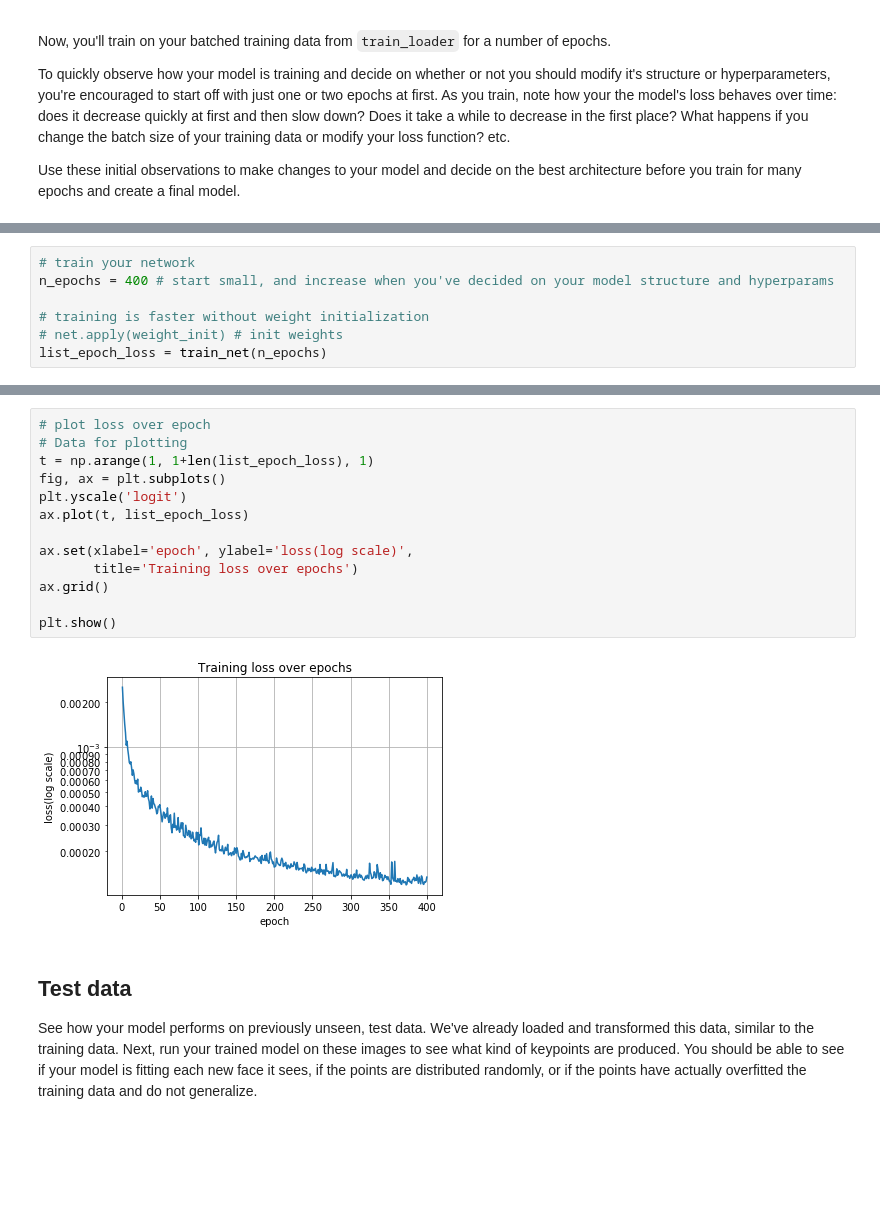
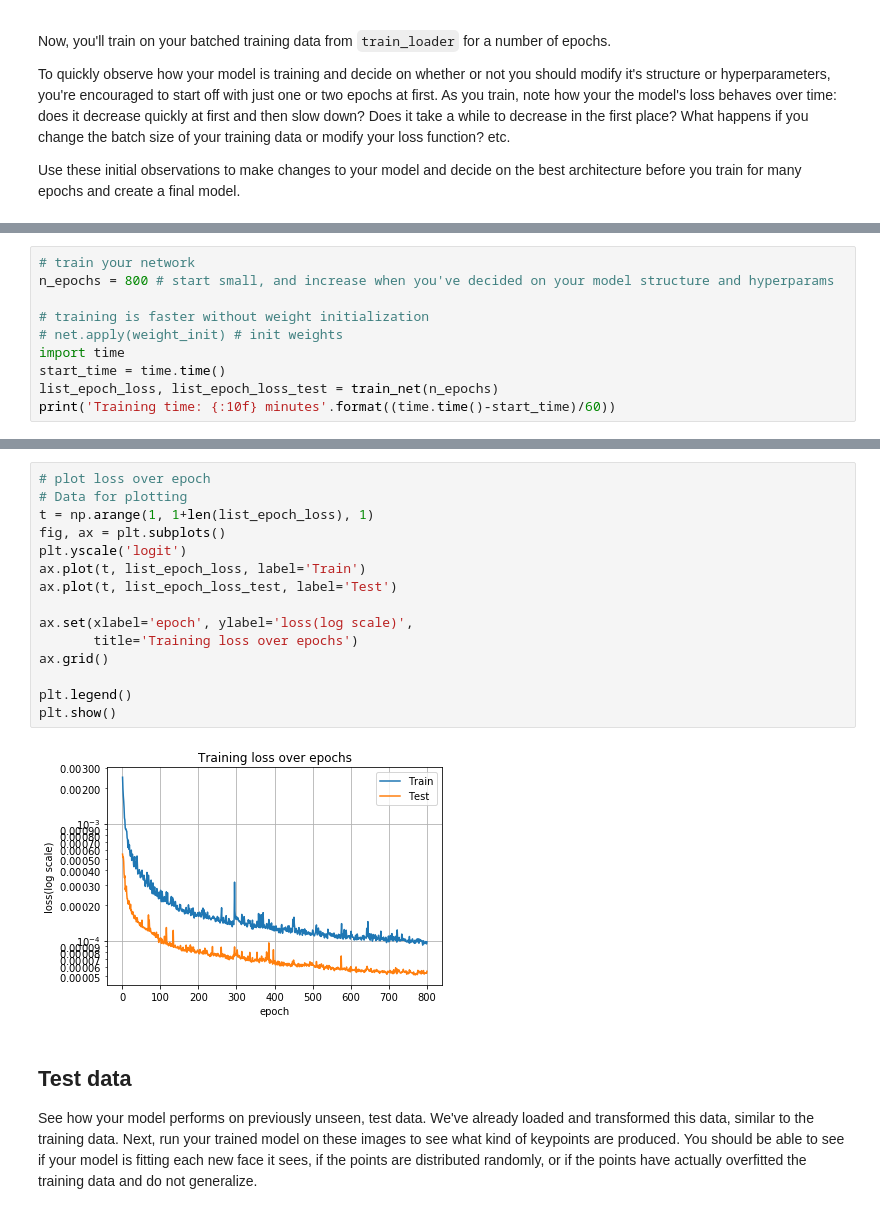
Before and after one commit to randomwalk10/P1_Facial_Keypoints, a Jupyter notebook: 2. Define the Network Architecture.ipynb, the cells around one changed output, grey strips where cells are left out. Saved outputs shown, nothing was run; the diff lists cells and outputs as text; blank space fills up the shorter version.

Commit message:
plot loss curve for test as well

```diff
--- a/2. Define the Network Architecture.ipynb
+++ b/2. Define the Network Architecture.ipynb
@@ -424,8 +461,11 @@ def train_net(n_epochs):
 # %%
 # train your network
-n_epochs = 400 # start small, and increase when you've decided on your model structure and hyperparams
+n_epochs = 800 # start small, and increase when you've decided on your model structure and hyperparams
 
 # training is faster without weight initialization
 # net.apply(weight_init) # init weights
-list_epoch_loss = train_net(n_epochs)
+import time
+start_time = time.time()
+list_epoch_loss, list_epoch_loss_test = train_net(n_epochs)
+print('Training time: {:10f} minutes'.format((time.time()-start_time)/60))
 # %% [output]
@@ -449,18 +489,20 @@ Finished Training
 # %%
 # plot loss over epoch
 # Data for plotting
 t = np.arange(1, 1+len(list_epoch_loss), 1)
 fig, ax = plt.subplots()
 plt.yscale('logit')
-ax.plot(t, list_epoch_loss)
+ax.plot(t, list_epoch_loss, label='Train')
+ax.plot(t, list_epoch_loss_test, label='Test')
 
 ax.set(xlabel='epoch', ylabel='loss(log scale)',
        title='Training loss over epochs')
 ax.grid()
 
+plt.legend()
 plt.show()
 # %% [output]
-[figure, old version]
+[figure, new version]
 # %% [markdown]
 ## Test data
 
```
Also changed, not shown: parts of 6 cells of this notebook, 1 other file.
